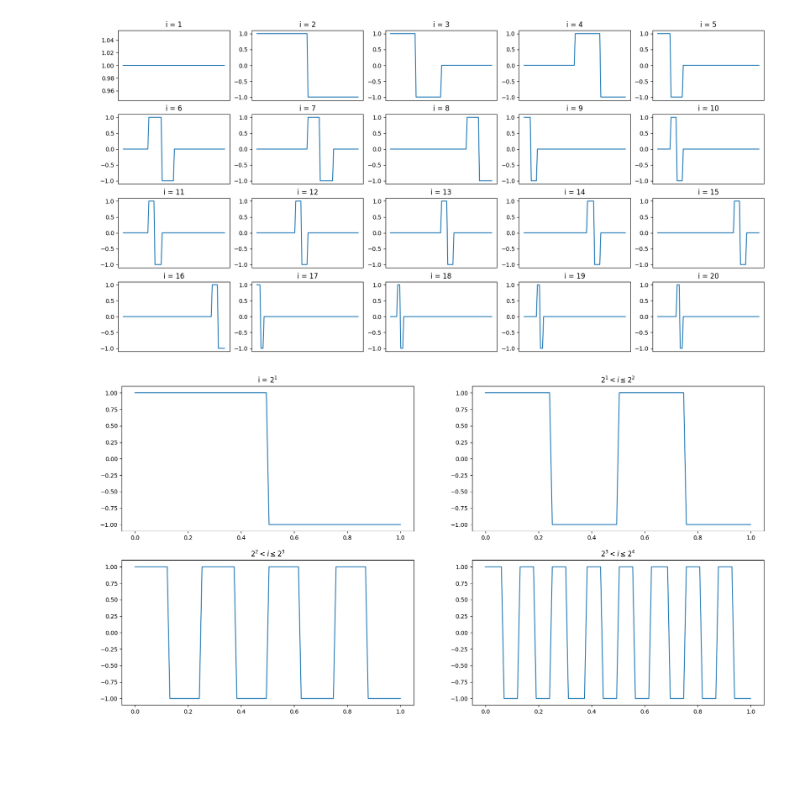
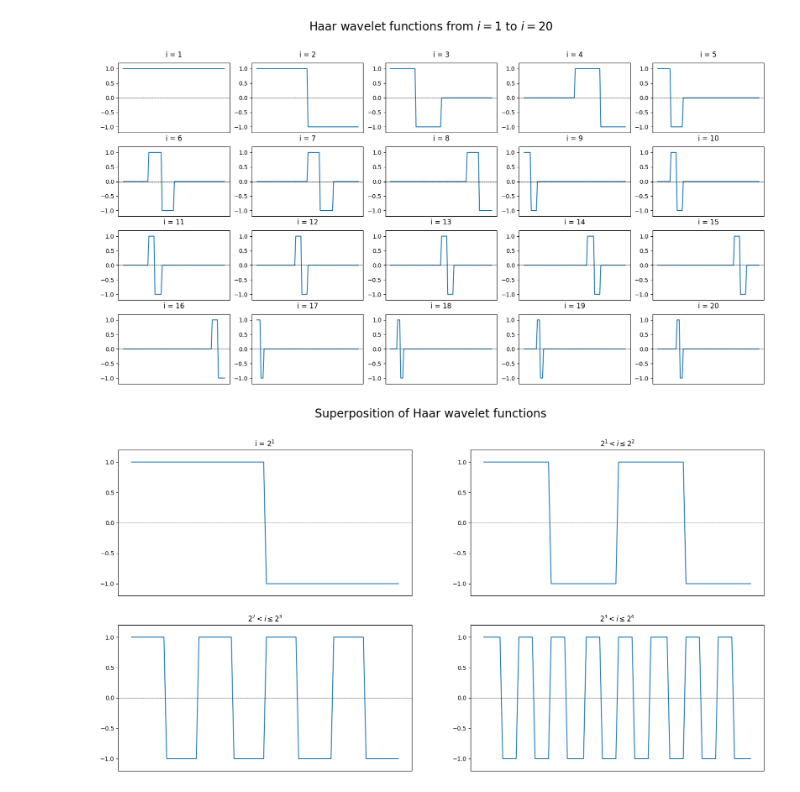
Before and after one commit to kabio05/HOHWM_Integral_Equations, a Jupyter notebook: HOHWM.ipynb, the cells around one changed output. Saved outputs shown, nothing was run; the diff lists cells and outputs as text; code cells hidden in the pictures; blank space fills up the shorter version.

```diff
--- a/HOHWM.ipynb
+++ b/HOHWM.ipynb
@@ -62,39 +62,55 @@ def haar_vec(x, i):
 # %%
 # plot the Haar wavelet function
 fig, ax = plt.subplots(4, 5, figsize=(20, 10))
 x = np.linspace(0, 1, 100)
 for i in range(1, 21):
     ax[int((i - 1) / 5), (i - 1) % 5].plot(x, haar_vec(x, i))
     ax[int((i - 1) / 5), (i - 1) % 5].get_xaxis().set_visible(False) # make x-axis do not show
-    ax[int((i - 1) / 5), (i - 1) % 5].set_title('i = ' + str(i))
+    ax[int((i - 1) / 5), (i - 1) % 5].set_title('i = ' + str(i), pad=10)
+    ax[int((i - 1) / 5), (i - 1) % 5].set_ylim(-1.2, 1.2)
+    ax[int((i - 1) / 5), (i - 1) % 5].axhline(y=0, color='k', linewidth=0.5, linestyle='--')
+fig.suptitle('Haar wavelet functions from $i = 1$ to $i = 20$', fontsize=20)
 plt.show()
 # %% [output]
-[figure, old version]
+[figure, new version]
 # %%
 # plot the overlap of the Haar wavelet function
 fig, ax = plt.subplots(2, 2, figsize=(20, 10))
 x = np.linspace(0, 1, 100)
 ax[0, 0].plot(x, haar_vec(x, 2))
 ax[0, 0].title.set_text('i = $2^{1}$')
+ax[0, 0].set_ylim(-1.2, 1.2)
+ax[0, 0].axhline(y=0, color='k', linewidth=0.5, linestyle='--')
+ax[0, 0].get_xaxis().set_visible(False)
 
 y = np.zeros(len(x))
 for i in range(3, 5):
     y += haar_vec(x, i)
 ax[0, 1].plot(x, y)
 ax[0, 1].title.set_text('$2^{1} < i \leq 2^{2}$')
+ax[0, 1].set_ylim(-1.2, 1.2)
+ax[0, 1].axhline(y=0, color='k', linewidth=0.5, linestyle='--')
+ax[0, 1].get_xaxis().set_visible(False)
 
 y = np.zeros(len(x))
 for i in range(5, 9):
     y += haar_vec(x, i)
 ax[1, 0].plot(x, y)
 ax[1, 0].title.set_text('$2^{2} < i \leq 2^{3}$')
+ax[1, 0].set_ylim(-1.2, 1.2)
+ax[1, 0].axhline(y=0, color='k', linewidth=0.5, linestyle='--')
+ax[1, 0].get_xaxis().set_visible(False)
 
 y = np.zeros(len(x))
 for i in range(9, 17):
     y += haar_vec(x, i)
 ax[1, 1].plot(x, y)
 ax[1, 1].title.set_text('$2^{3} < i \leq 2^{4}$')
+ax[1, 1].set_ylim(-1.2, 1.2)
+ax[1, 1].axhline(y=0, color='k', linewidth=0.5, linestyle='--')
+ax[1, 1].get_xaxis().set_visible(False)
 
+fig.suptitle('Superposition of Haar wavelet functions', fontsize=20)
 plt.show()
 # %% [output]
-[figure, old version]
+[figure, new version]
```
Also changed, not shown: 1 other file.
